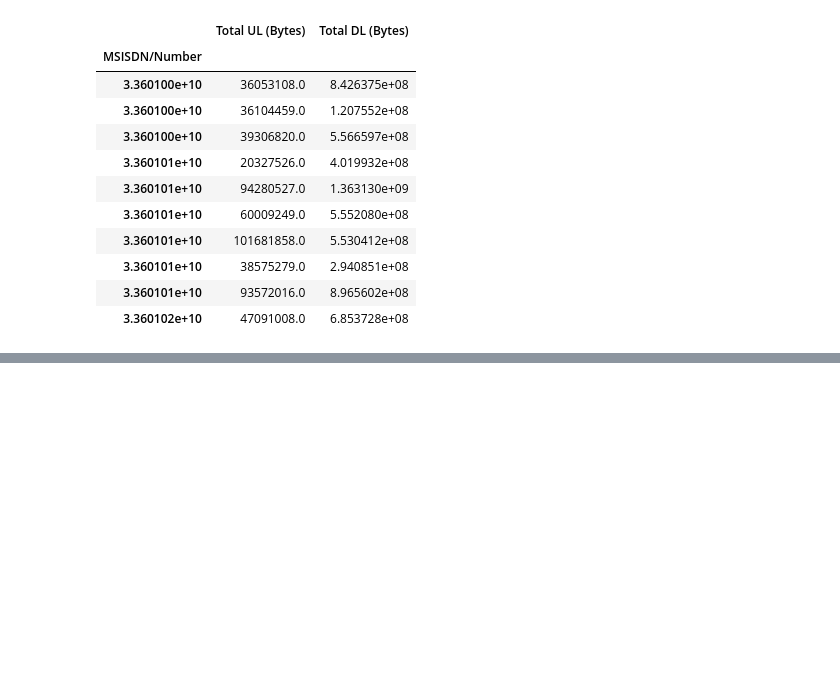
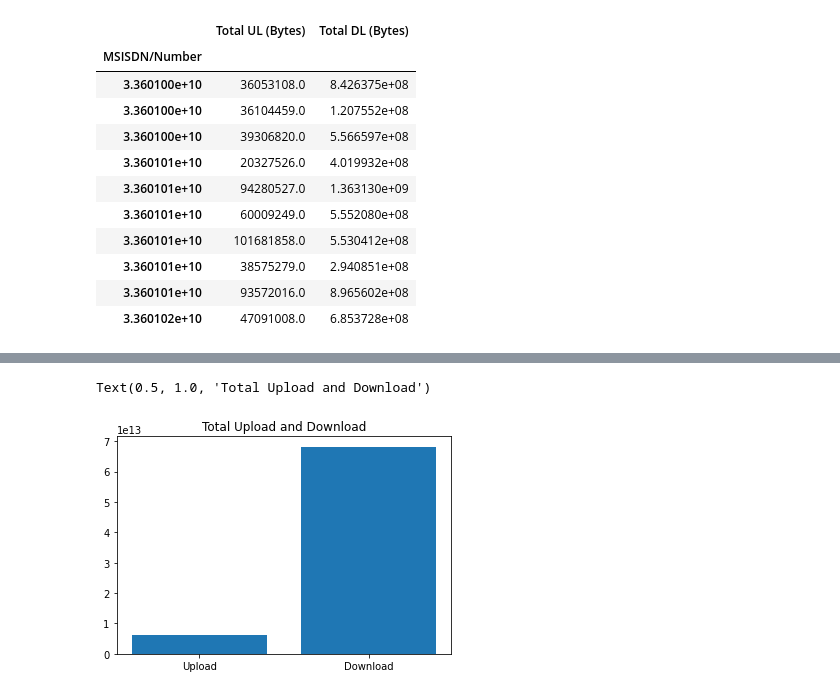
Before and after one commit to miz-ab/10xac_week_one_challenge_1, a Jupyter notebook: notebooks/week_one_challenge_one_task_1.1.ipynb, the cells around one changed output, grey strips where cells are left out. Saved outputs shown, nothing was run; the diff lists cells and outputs as text; code cells hidden in the pictures; blank space fills up the shorter version.

```diff
--- a/notebooks/week_one_challenge_one_task_1.1.ipynb
+++ b/notebooks/week_one_challenge_one_task_1.1.ipynb
@@ -221,0 +321,12 @@ df_clean.head(5)
+# %%
+#visualizing total upload and download (DL, UL)
+total_usage = df_clean[["Total UL (Bytes)", "Total DL (Bytes)"]]
+ind = np.arange(2)
+width =0.8
+
+plt.xticks(ind , ("Upload", "Download"))
+plt.bar(ind, total_usage.sum(), width, label = "Total Upload and Download")
+plt.title("Total Upload and Download")
+# %% [output]
+Text(0.5, 1.0, 'Total Upload and Download')
+[figure, added]
```
Also changed, not shown: parts of 12 cells of this notebook.
